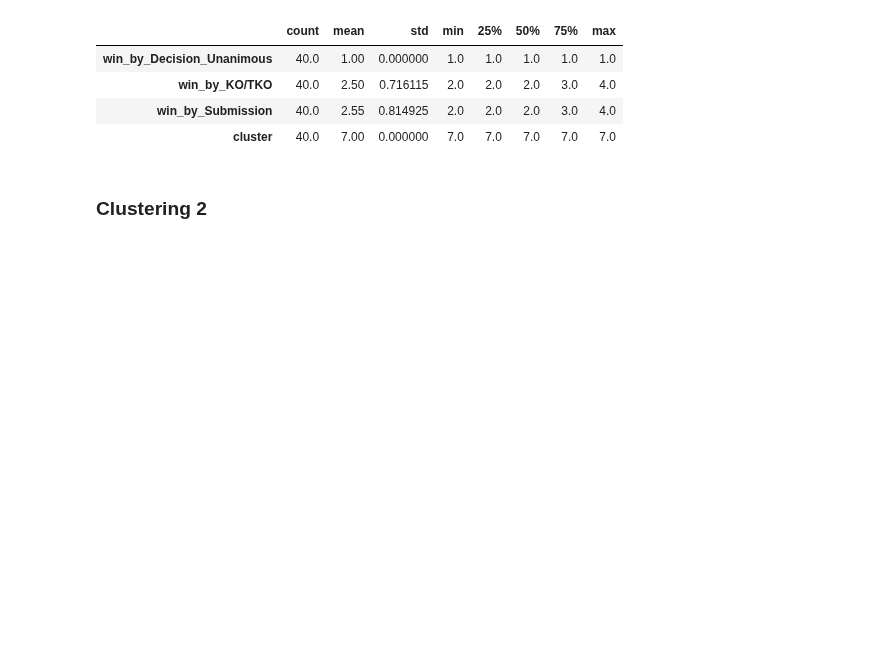
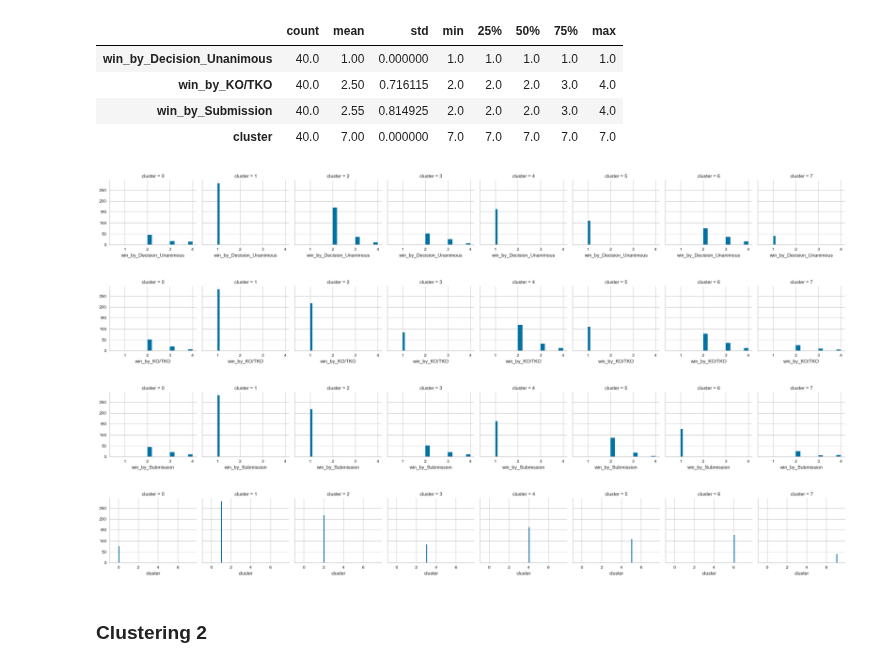
Before and after one commit to breadworshipper/TK-Kasdad, a Jupyter notebook: clustering/clustering.ipynb, the cells around one changed output. Saved outputs shown, nothing was run; the diff lists cells and outputs as text; code cells hidden in the pictures; blank space fills up the shorter version.

Commit message:
Added facetgrid visualization

```diff
--- a/clustering/clustering.ipynb
+++ b/clustering/clustering.ipynb
@@ -515,6 +515,16 @@ cluster1_interpretation[cluster1_interpretation['cluster'] == 7].describe().T
 | win_by_KO/TKO | 40.0 | 2.50 | 0.716115 | 2.0 | 2.0 | 2.0 | 3.0 | 4.0 |
 | win_by_Submission | 40.0 | 2.55 | 0.814925 | 2.0 | 2.0 | 2.0 | 3.0 | 4.0 |
 | cluster | 40.0 | 7.00 | 0.000000 | 7.0 | 7.0 | 7.0 | 7.0 | 7.0 |
+# %%
+for c in cluster1_interpretation[:-1].columns:
+    grid= sns.FacetGrid(cluster1_interpretation, col='cluster')
+    grid.map(plt.hist, c)
+    plt.show()
+# %% [output]
+[figure, added]
+[figure, added]
+[figure, added]
+[figure, added]
 # %% [markdown]
 ### Clustering 2
 # %% [markdown]
```
